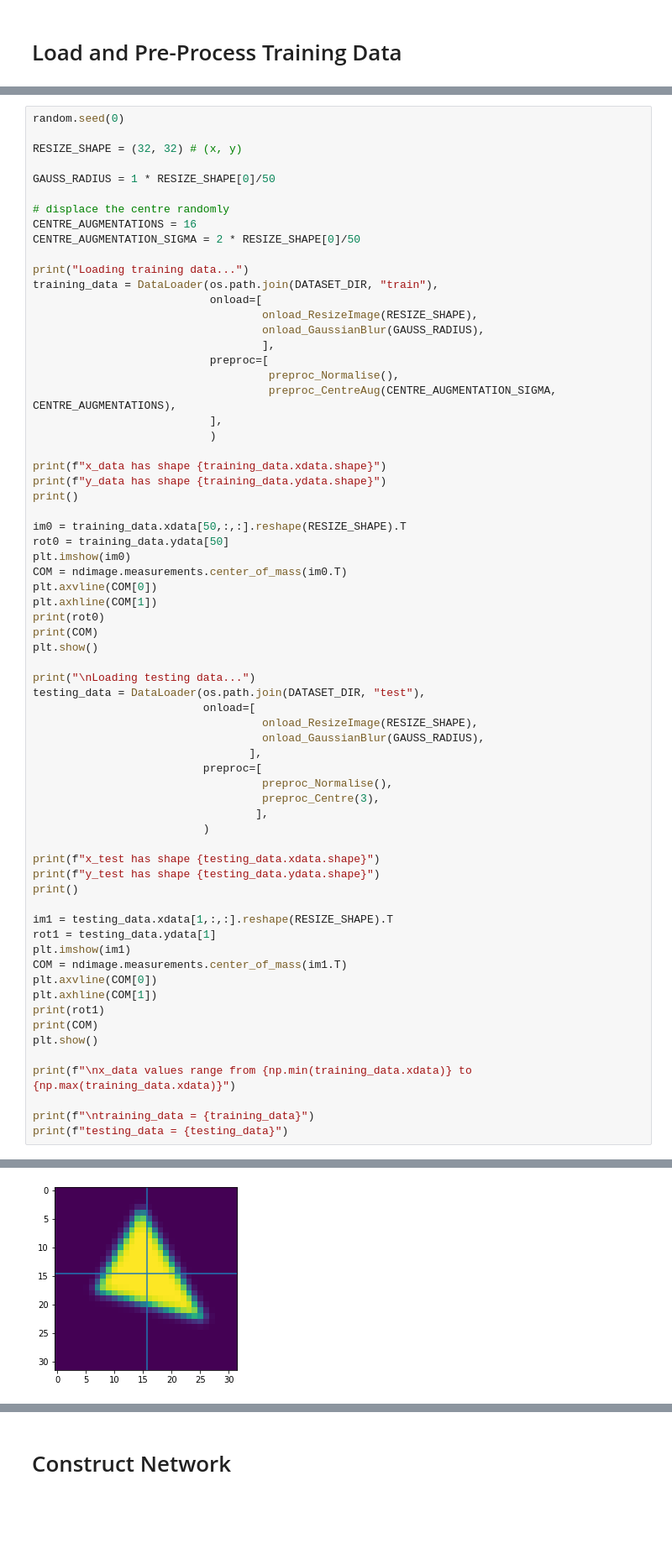
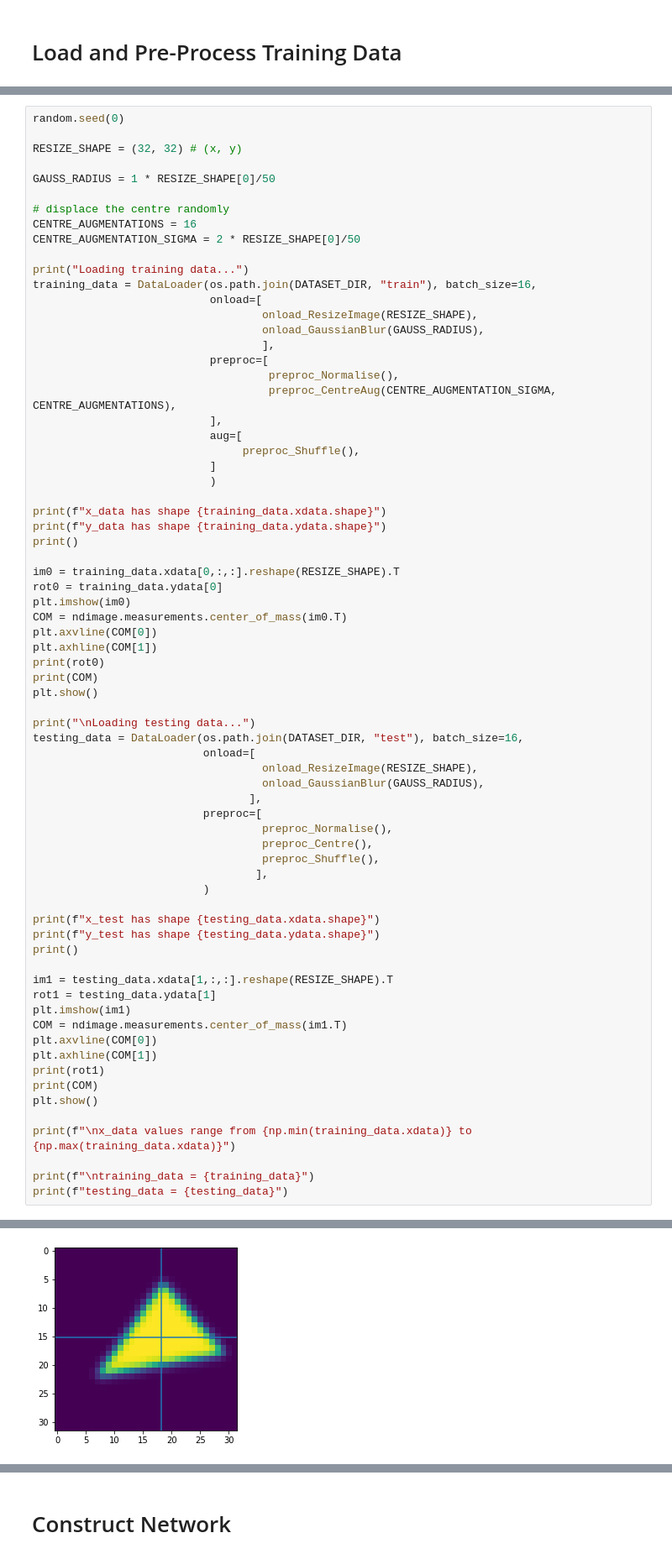
Before and after one commit to SEMOrientation/Y4ProjectNotebooks, a Jupyter notebook: 2D_Network.ipynb, the cells around one changed output, grey strips where cells are left out. Shown: that part at 84% size. Saved outputs shown, nothing was run; the diff lists cells and outputs as text; blank space fills up the shorter version.

```diff
--- a/2D_Network.ipynb
+++ b/2D_Network.ipynb
@@ -362,7 +411,7 @@ CENTRE_AUGMENTATIONS = 16
 CENTRE_AUGMENTATION_SIGMA = 2 * RESIZE_SHAPE[0]/50
 
 print("Loading training data...")
-training_data = DataLoader(os.path.join(DATASET_DIR, "train"),
+training_data = DataLoader(os.path.join(DATASET_DIR, "train"), batch_size=16,
                            onload=[
                                    onload_ResizeImage(RESIZE_SHAPE),
                                    onload_GaussianBlur(GAUSS_RADIUS),
@@ -371,14 +420,17 @@ training_data = DataLoader(os.path.join(DATASET_DIR, "train"),
                                     preproc_Normalise(),
                                     preproc_CentreAug(CENTRE_AUGMENTATION_SIGMA, CENTRE_AUGMENTATIONS),
                            ],
+                           aug=[
+                                preproc_Shuffle(),
+                           ]
                            )
 
 print(f"x_data has shape {training_data.xdata.shape}")
 print(f"y_data has shape {training_data.ydata.shape}")
 print()
 
-im0 = training_data.xdata[50,:,:].reshape(RESIZE_SHAPE).T
-rot0 = training_data.ydata[50]
+im0 = training_data.xdata[0,:,:].reshape(RESIZE_SHAPE).T
+rot0 = training_data.ydata[0]
 plt.imshow(im0)
 COM = ndimage.measurements.center_of_mass(im0.T)
 plt.axvline(COM[0])
@@ -388,14 +440,15 @@ print(COM)
 plt.show()
 
 print("\nLoading testing data...")
-testing_data = DataLoader(os.path.join(DATASET_DIR, "test"),
+testing_data = DataLoader(os.path.join(DATASET_DIR, "test"), batch_size=16,
                           onload=[
                                    onload_ResizeImage(RESIZE_SHAPE),
                                    onload_GaussianBlur(GAUSS_RADIUS),
                                  ],
                           preproc=[
                                    preproc_Normalise(),
-                                   preproc_Centre(3),
+                                   preproc_Centre(),
+                                   preproc_Shuffle(),
                                   ],
                           )
 
@@ -431,4 +485,4 @@ y_data has shape (5760, 3, 3)
-[figure, old version]
+[figure, new version]
 Loading testing data...
 Dataset contains 4673 images
 Image shape is (32, 32, 1)
```
Also changed, not shown: parts of 15 cells of this notebook.
